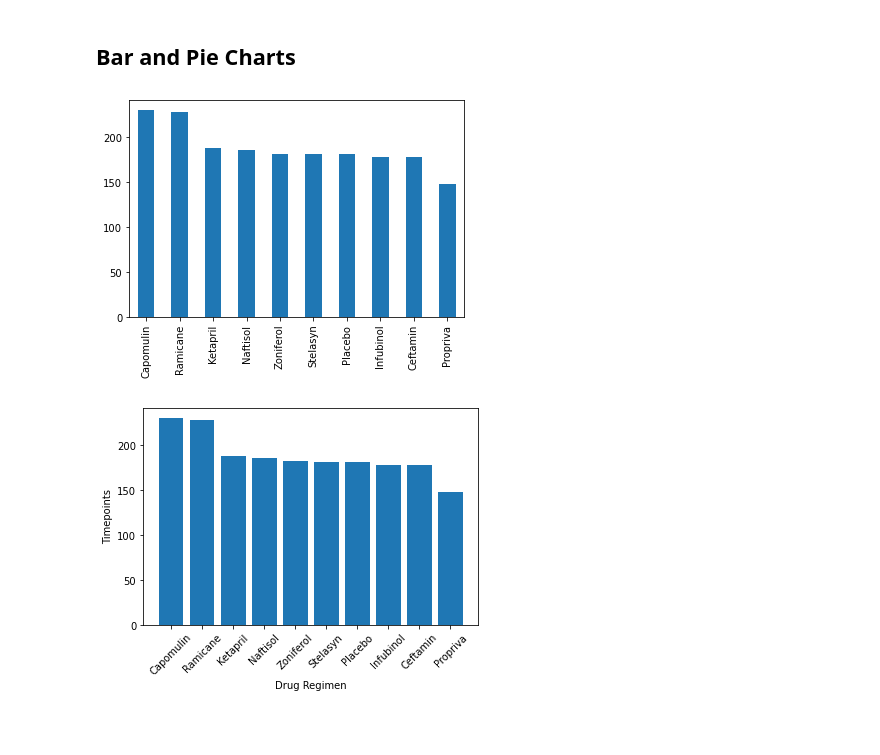
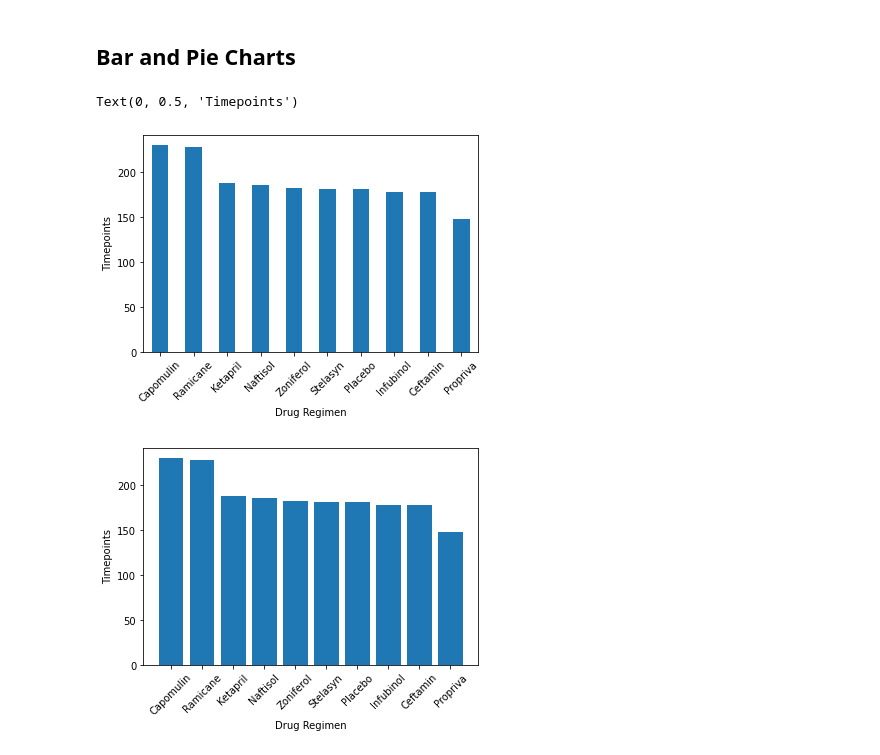
Before and after one commit to KDaceyx/Pymaceuticals, a Jupyter notebook: pymaceuticals_starter.ipynb, the cells around one changed output. Cells and saved outputs as stored; diff of their text form; code cells hidden in the pictures; blank space fills up the shorter version.

```diff
--- a/pymaceuticals_starter.ipynb
+++ b/pymaceuticals_starter.ipynb
@@ -124,11 +124,19 @@ summarized_regimen
 # %%
 # Generate a bar plot showing the total number of timepoints for all mice tested for each drug regimen using Pandas.
 #xlabel = regimen
 #ylabel = regimen.value_counts
 
+labels = (clean_data['Drug Regimen'].value_counts()).index.values
+
 panda_plot = clean_data['Drug Regimen'].value_counts().plot.bar()
+
+panda_plot.set_xticklabels(labels, rotation=45)
+
+panda_plot.axes.set_xlabel("Drug Regimen")
+panda_plot.axes.set_ylabel("Timepoints")
 # %% [output]
+Text(0, 0.5, 'Timepoints')
-[figure, old version]
+[figure, new version]
 # %%
 # Generate a bar plot showing the total number of timepoints for all mice tested for each drug regimen using pyplot.
 
```
Also changed, not shown: parts of 4 cells of this notebook.
